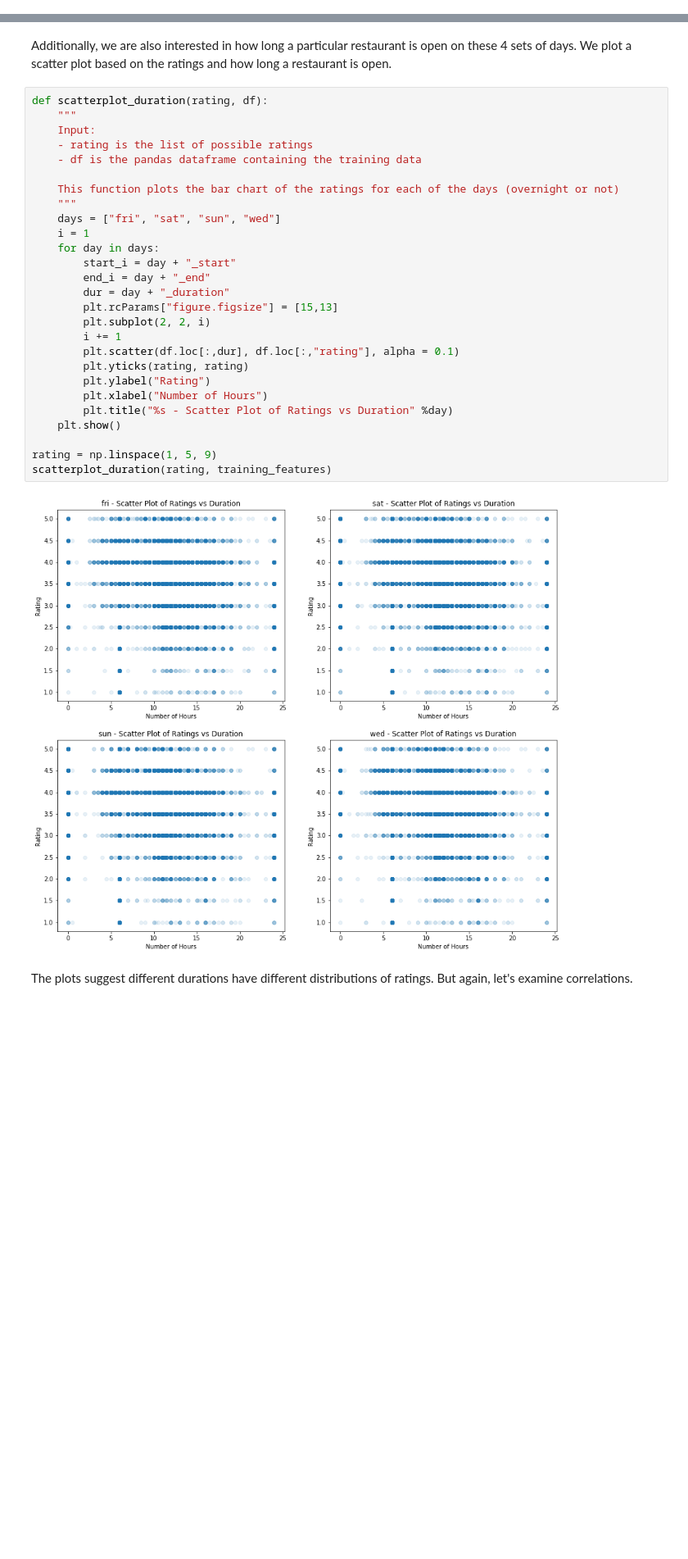
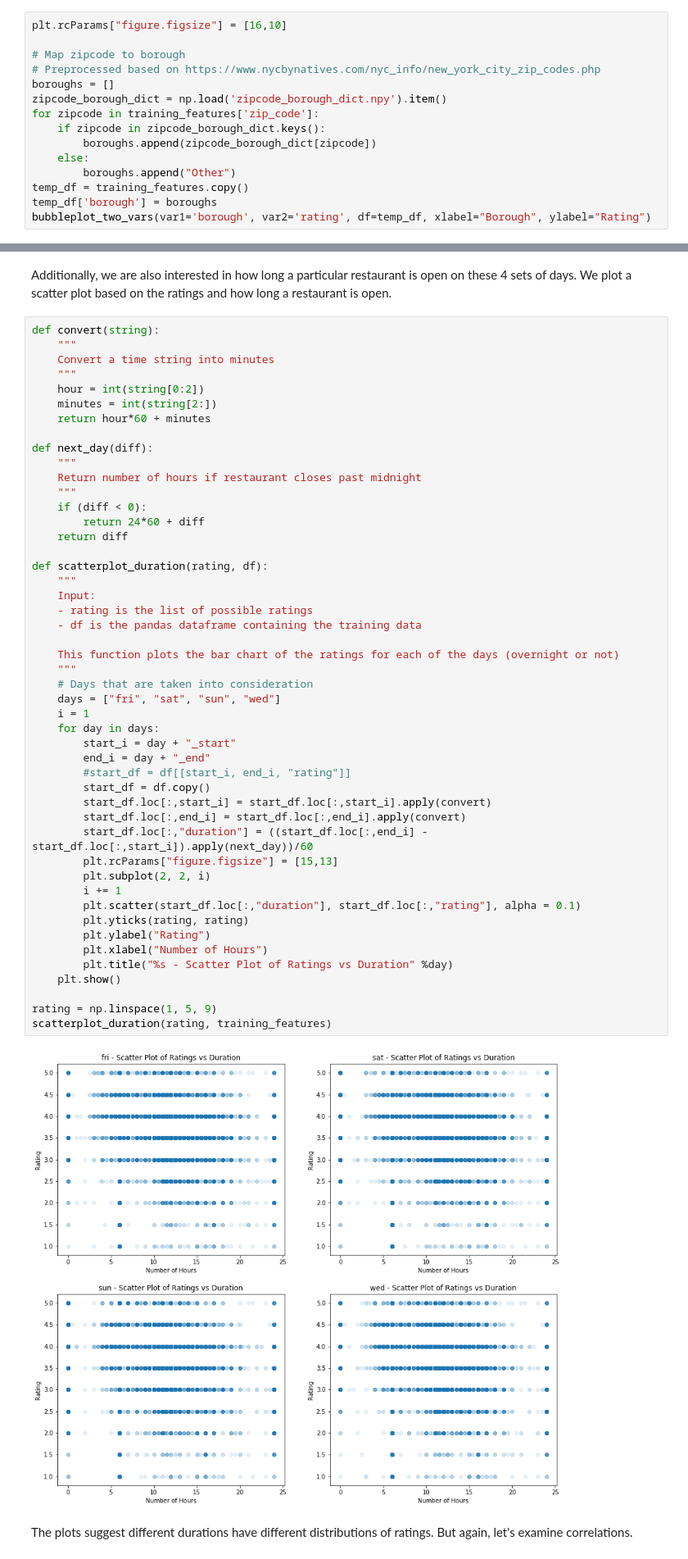
Before and after one commit to sandershihacker/yelp-rating-prediction, a Jupyter notebook: yelp_rating_prediction.ipynb, the cells around one changed output, grey strips where cells are left out. Shown at 82% size. Drawn from its saved outputs; the diff is of its cells as text; blank space fills up the shorter version.

```diff
--- a/yelp_rating_prediction.ipynb
+++ b/yelp_rating_prediction.ipynb
@@ -553,0 +540,15 @@ Now, let's perform one-way ANOVA on the boroughs to check if at least two boroug
+# %%
+plt.rcParams["figure.figsize"] = [16,10]
+
+# Map zipcode to borough
+# Preprocessed based on https://www.nycbynatives.com/nyc_info/new_york_city_zip_codes.php
+boroughs = []
+zipcode_borough_dict = np.load('zipcode_borough_dict.npy').item()
+for zipcode in training_features['zip_code']:
+    if zipcode in zipcode_borough_dict.keys():
+        boroughs.append(zipcode_borough_dict[zipcode])
+    else:
+        boroughs.append("Other")
+temp_df = training_features.copy()
+temp_df['borough'] = boroughs
+bubbleplot_two_vars(var1='borough', var2='rating', df=temp_df, xlabel="Borough", ylabel="Rating")
@@ -704,33 +708,54 @@ All pairs have very high correlations, so let's choose the two days that have th
 Additionally, we are also interested in how long a particular restaurant is open on these 4 sets of days.
 We plot a scatter plot based on the ratings and how long a restaurant is open.
 # %%
+def convert(string):
+    """
+    Convert a time string into minutes
+    """
+    hour = int(string[0:2])
+    minutes = int(string[2:])
+    return hour*60 + minutes
+
+def next_day(diff):
+    """
+    Return number of hours if restaurant closes past midnight
+    """
+    if (diff < 0):
+        return 24*60 + diff
+    return diff
+
 def scatterplot_duration(rating, df):
     """
     Input:
     - rating is the list of possible ratings
     - df is the pandas dataframe containing the training data
 
     This function plots the bar chart of the ratings for each of the days (overnight or not)
     """
+    # Days that are taken into consideration
     days = ["fri", "sat", "sun", "wed"]
     i = 1
     for day in days:
         start_i = day + "_start"
         end_i = day + "_end"
-        dur = day + "_duration"
+        #start_df = df[[start_i, end_i, "rating"]]
+        start_df = df.copy()
+        start_df.loc[:,start_i] = start_df.loc[:,start_i].apply(convert)
+        start_df.loc[:,end_i] = start_df.loc[:,end_i].apply(convert)
+        start_df.loc[:,"duration"] = ((start_df.loc[:,end_i] - start_df.loc[:,start_i]).apply(next_day))/60
         plt.rcParams["figure.figsize"] = [15,13]
         plt.subplot(2, 2, i)
         i += 1
-        plt.scatter(df.loc[:,dur], df.loc[:,"rating"], alpha = 0.1)
+        plt.scatter(start_df.loc[:,"duration"], start_df.loc[:,"rating"], alpha = 0.1)
         plt.yticks(rating, rating)
         plt.ylabel("Rating")
         plt.xlabel("Number of Hours")
         plt.title("%s - Scatter Plot of Ratings vs Duration" %day)
     plt.show()
 
 rating = np.linspace(1, 5, 9)
 scatterplot_duration(rating, training_features)
 # %% [output]
-[figure, old version]
+[figure, new version]
 # %% [markdown]
 The plots suggest different durations have different distributions of ratings. But again, let's examine correlations.
```
Also changed, not shown: parts of 23 cells of this notebook.
